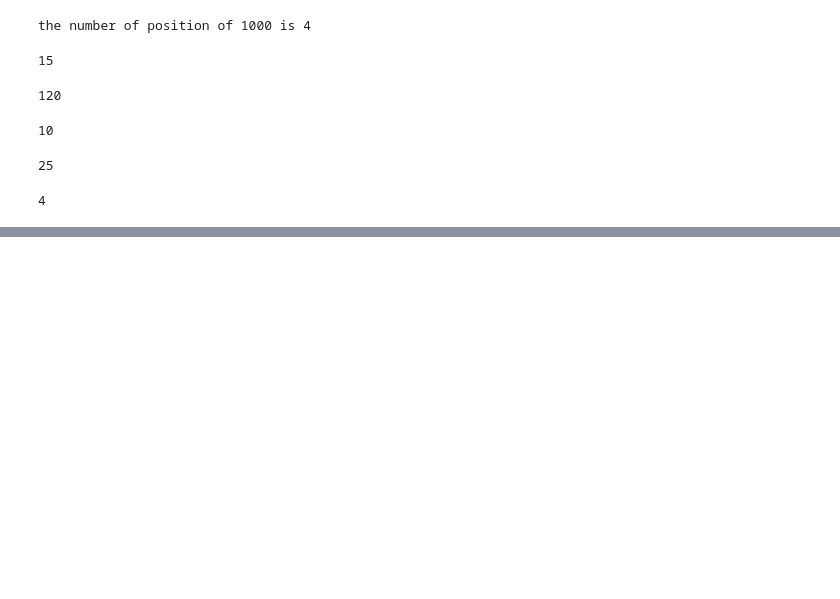
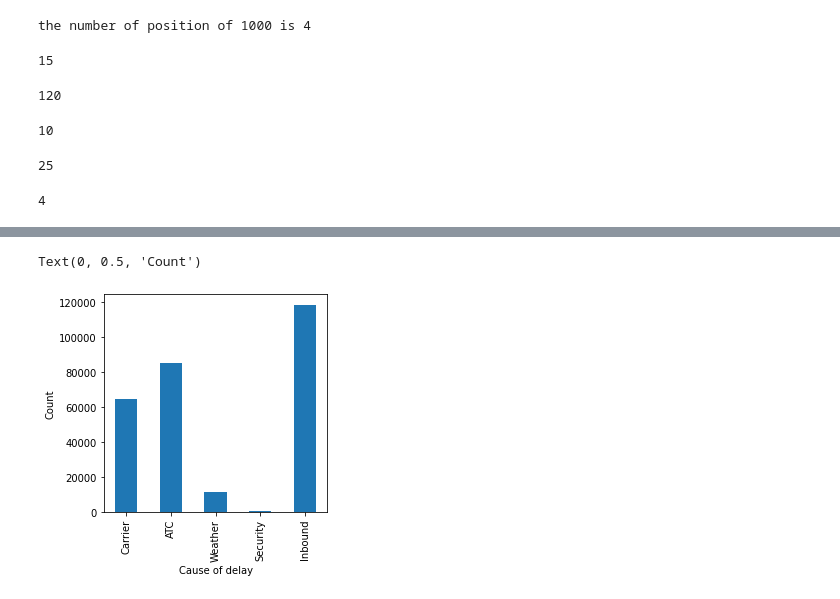
Before and after one commit to jihwanK/data_science, a Jupyter notebook: python/ex.ipynb, the cells around one changed output, grey strips where cells are left out. Saved outputs shown, nothing was run; the diff lists cells and outputs as text; code cells hidden in the pictures; blank space fills up the shorter version.

```diff
--- a/python/ex.ipynb
+++ b/python/ex.ipynb
@@ -57,0 +131,10 @@ num <<  2
+# %%
+home = '../../practical-statistics-for-data-scientists/data'
+dfw = pd.read_csv(f'{home}/dfw_airline.csv')
+# %%
+ax = dfw.transpose().plot.bar(figsize=(4, 4), legend=False)
+ax.set_xlabel('Cause of delay')
+ax.set_ylabel('Count')
+# %% [output]
+Text(0, 0.5, 'Count')
+[figure, added]
```
Also changed, not shown: parts of 10 cells of this notebook.
